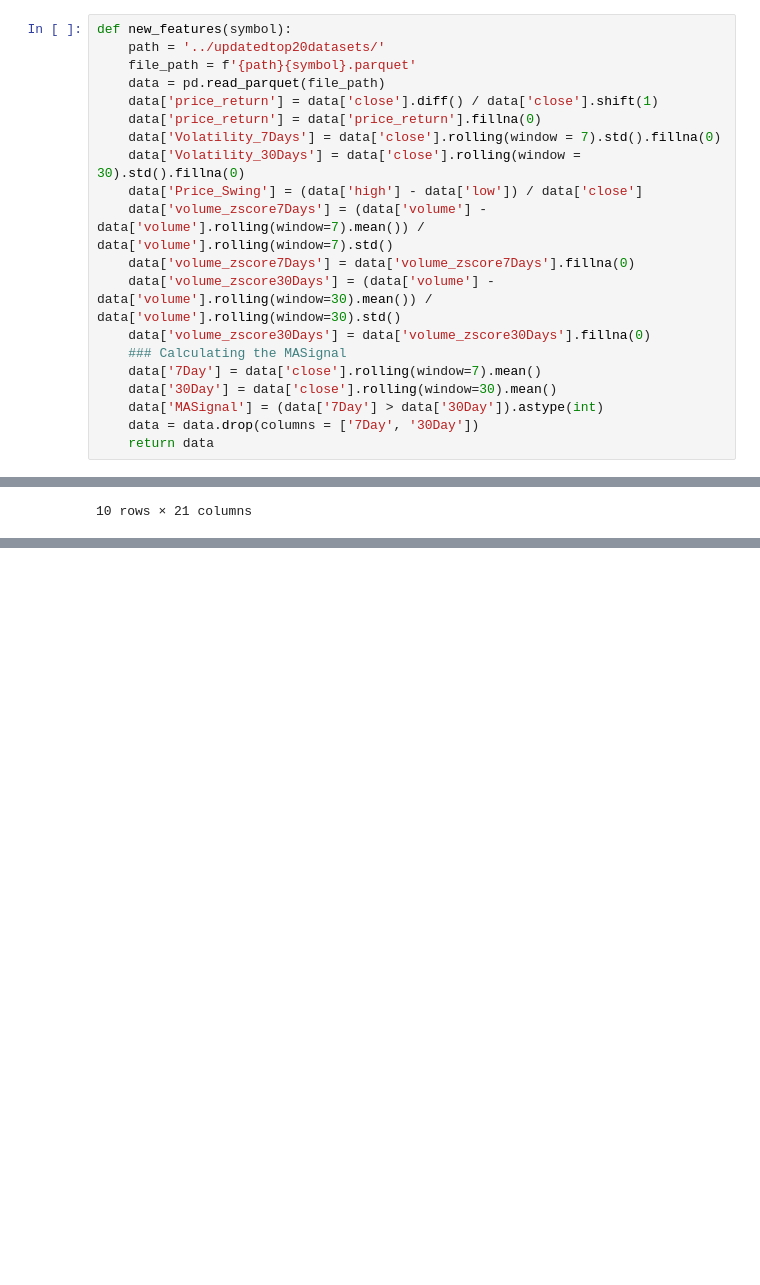
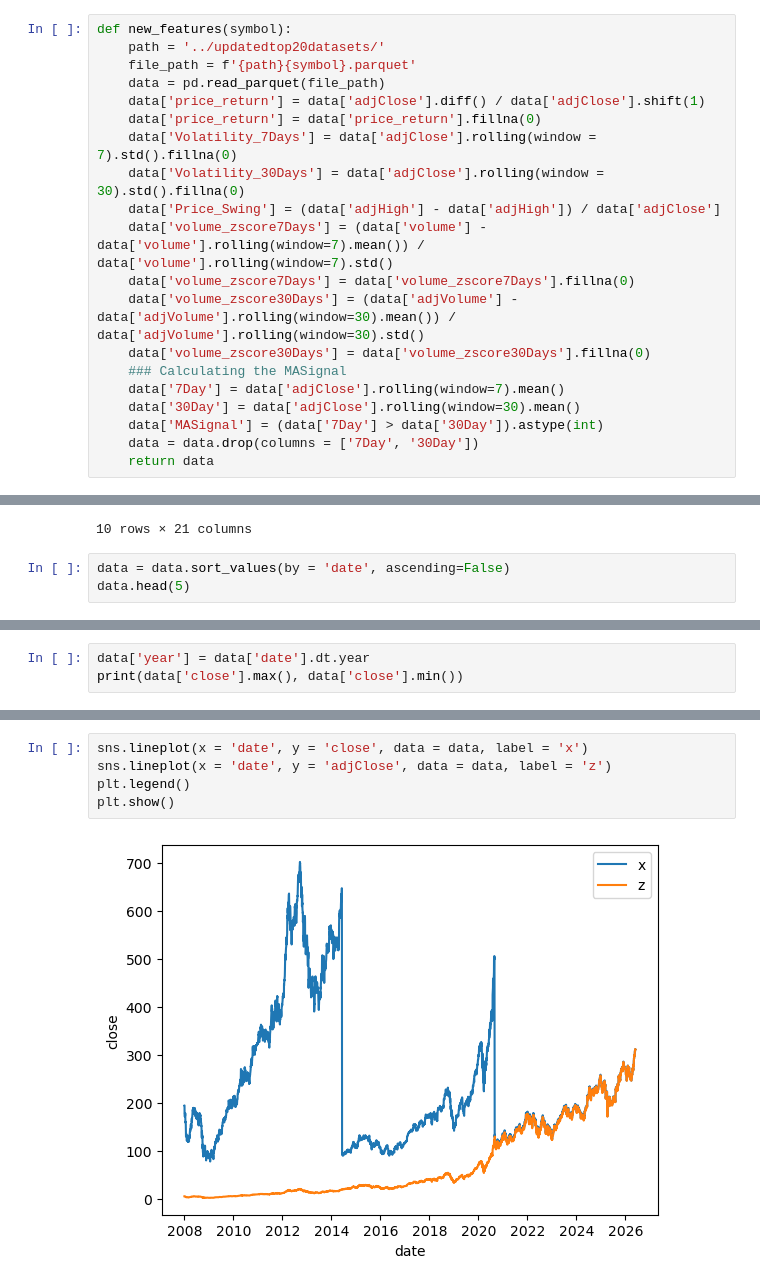
Before and after one commit to suzaladhikari/clarity, a Jupyter notebook: datapreprocessing/datapreprocessing.ipynb, the cells around one changed output, grey strips where cells are left out. Cells and saved outputs as stored; diff of their text form; blank space fills up the shorter version.

Commit message:
converted all the raw values to adjusted values

```diff
--- a/datapreprocessing/datapreprocessing.ipynb
+++ b/datapreprocessing/datapreprocessing.ipynb
@@ -69,18 +74,18 @@ def new_features(symbol):
     path = '../updatedtop20datasets/'
     file_path = f'{path}{symbol}.parquet'
     data = pd.read_parquet(file_path)
-    data['price_return'] = data['close'].diff() / data['close'].shift(1)
+    data['price_return'] = data['adjClose'].diff() / data['adjClose'].shift(1)
     data['price_return'] = data['price_return'].fillna(0)
-    data['Volatility_7Days'] = data['close'].rolling(window = 7).std().fillna(0)
-    data['Volatility_30Days'] = data['close'].rolling(window = 30).std().fillna(0)
-    data['Price_Swing'] = (data['high'] - data['low']) / data['close']
+    data['Volatility_7Days'] = data['adjClose'].rolling(window = 7).std().fillna(0)
+    data['Volatility_30Days'] = data['adjClose'].rolling(window = 30).std().fillna(0)
+    data['Price_Swing'] = (data['adjHigh'] - data['adjHigh']) / data['adjClose']
     data['volume_zscore7Days'] = (data['volume'] - data['volume'].rolling(window=7).mean()) / data['volume'].rolling(window=7).std()
     data['volume_zscore7Days'] = data['volume_zscore7Days'].fillna(0)
-    data['volume_zscore30Days'] = (data['volume'] - data['volume'].rolling(window=30).mean()) / data['volume'].rolling(window=30).std()
+    data['volume_zscore30Days'] = (data['adjVolume'] - data['adjVolume'].rolling(window=30).mean()) / data['adjVolume'].rolling(window=30).std()
     data['volume_zscore30Days'] = data['volume_zscore30Days'].fillna(0)
     ### Calculating the MASignal
-    data['7Day'] = data['close'].rolling(window=7).mean()
-    data['30Day'] = data['close'].rolling(window=30).mean()
+    data['7Day'] = data['adjClose'].rolling(window=7).mean()
+    data['30Day'] = data['adjClose'].rolling(window=30).mean()
     data['MASignal'] = (data['7Day'] > data['30Day']).astype(int)
     data = data.drop(columns = ['7Day', '30Day'])
     return data
@@ -100,3 +105,6 @@ data.head(10)
 | 8 | 2008-01-14 00:00:00+00:00 | 178.78 | 179.42 | 175.17 | 177.52 | 39301800 | 5.351688 | 5.370847 | 5.243625 | 5.313971 | ... | ... |
 | 9 | 2008-01-15 00:00:00+00:00 | 169.04 | 179.22 | 164.66 | 177.72 | 83688500 | 5.060127 | 5.364860 | 4.929013 | 5.319958 | ... | ... |
 10 rows × 21 columns
+# %%
+data = data.sort_values(by = 'date', ascending=False)
+data.head(5)
@@ -102,0 +119,3 @@ data.head(10)
+# %%
+data['year'] = data['date'].dt.year
+print(data['close'].max(), data['close'].min())
@@ -102,0 +124,7 @@ data.head(10)
+# %%
+sns.lineplot(x = 'date', y = 'close', data = data, label = 'x')
+sns.lineplot(x = 'date', y = 'adjClose', data = data, label = 'z')
+plt.legend()
+plt.show()
+# %% [output]
+[figure, added]
```
Also changed, not shown: parts of 4 cells of this notebook.
